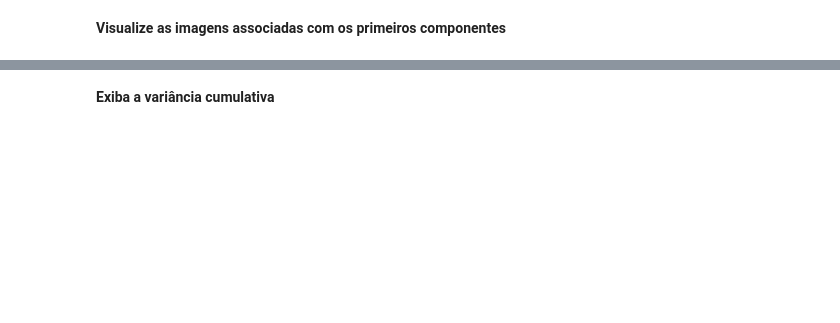
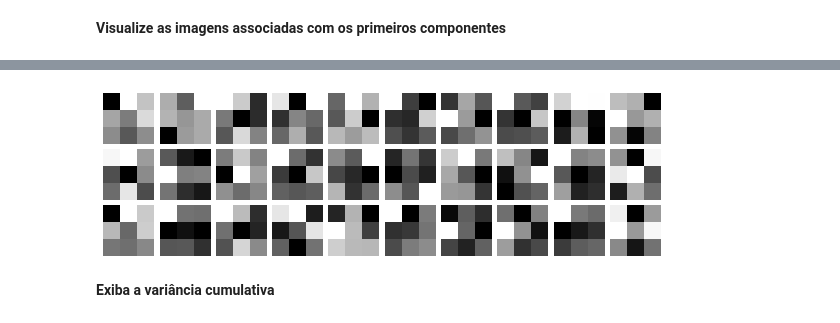
Before and after one commit to lcbm/cs-machine-learning, a Jupyter notebook: yo_MNIST.ipynb, the cells around one changed output, grey strips where cells are left out. Cells and saved outputs as stored; diff of their text form; code cells hidden in the pictures; blank space fills up the shorter version.

```diff
--- a/yo_MNIST.ipynb
+++ b/yo_MNIST.ipynb
@@ -25,0 +52,3 @@ PCA e LDA: MNIST
+# %%
+X_pca = pca.transform(X_std)
+X_pca
@@ -28,2 +93,7 @@ PCA e LDA: MNIST
+# %%
+# Plot PCA components
+plotter(data=X_pca)
+# %% [output]
+[figure, added]
 # %% [markdown]
 **Exiba a variância cumulativa**
```
Also changed, not shown: parts of 38 cells of this notebook.
